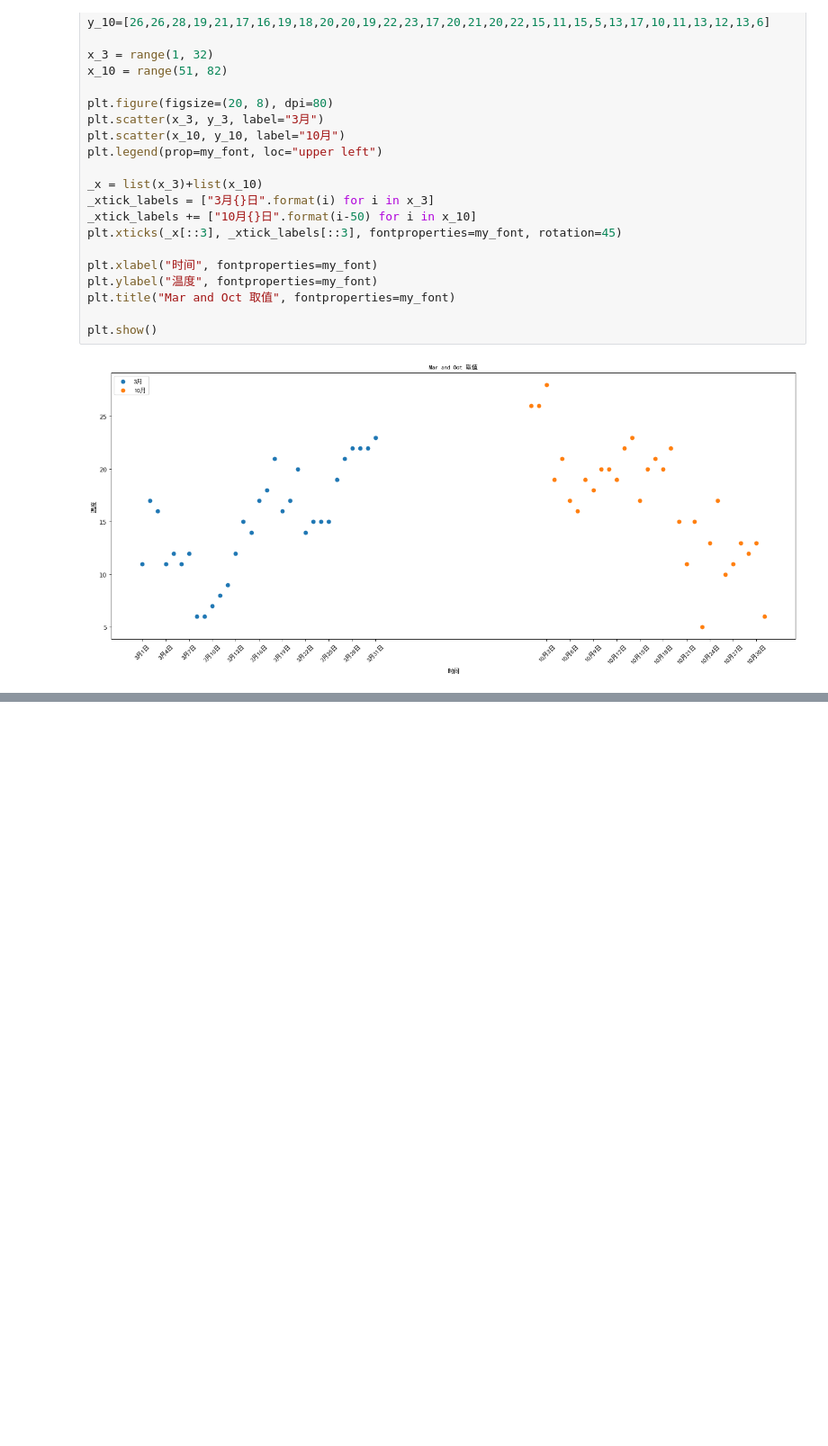
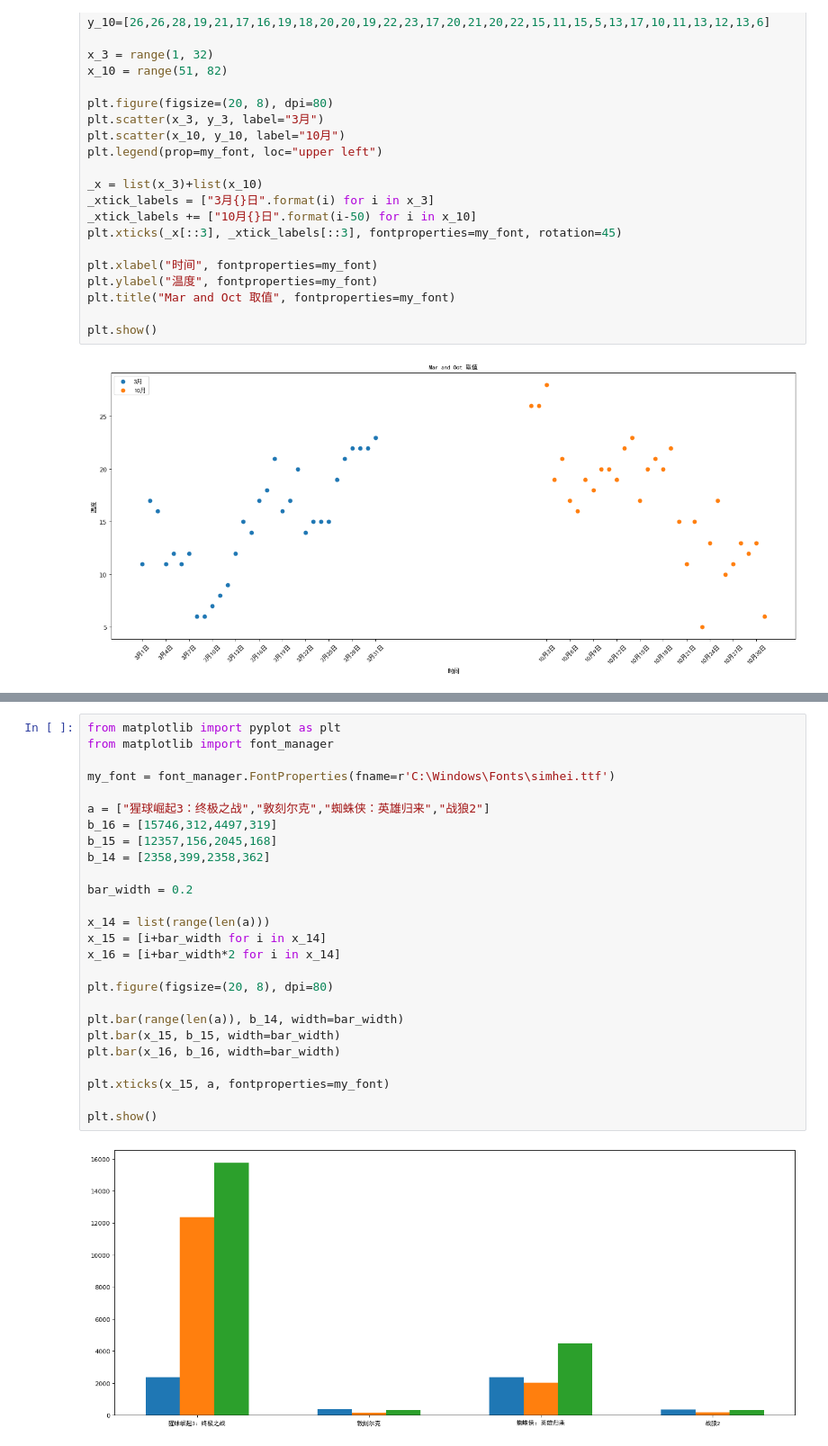
Before and after one commit to songlin81/PYReport, a Jupyter notebook: Data Analytics/102_Matplotlib_steps_font.ipynb, the cells around one changed output, grey strips where cells are left out. Shown at 90% size. Cells and saved outputs as stored; diff of their text form; blank space fills up the shorter version.

```diff
--- a/Data Analytics/102_Matplotlib_steps_font.ipynb
+++ b/Data Analytics/102_Matplotlib_steps_font.ipynb
@@ -186,0 +204,28 @@ plt.show()
+# %%
+from matplotlib import pyplot as plt
+from matplotlib import font_manager
+
+my_font = font_manager.FontProperties(fname=r'C:\Windows\Fonts\simhei.ttf')
+
+a = ["猩球崛起3：终极之战","敦刻尔克","蜘蛛侠：英雄归来","战狼2"]
+b_16 = [15746,312,4497,319]
+b_15 = [12357,156,2045,168]
+b_14 = [2358,399,2358,362]
+
+bar_width = 0.2
+
+x_14 = list(range(len(a)))
+x_15 = [i+bar_width for i in x_14]
+x_16 = [i+bar_width*2 for i in x_14]
+
+plt.figure(figsize=(20, 8), dpi=80)
+
+plt.bar(range(len(a)), b_14, width=bar_width)
+plt.bar(x_15, b_15, width=bar_width)
+plt.bar(x_16, b_16, width=bar_width)
+
+plt.xticks(x_15, a, fontproperties=my_font)
+
+plt.show()
+# %% [output]
+[figure, added]
```
Also changed, not shown: parts of 2 cells of this notebook, 1 other file.
